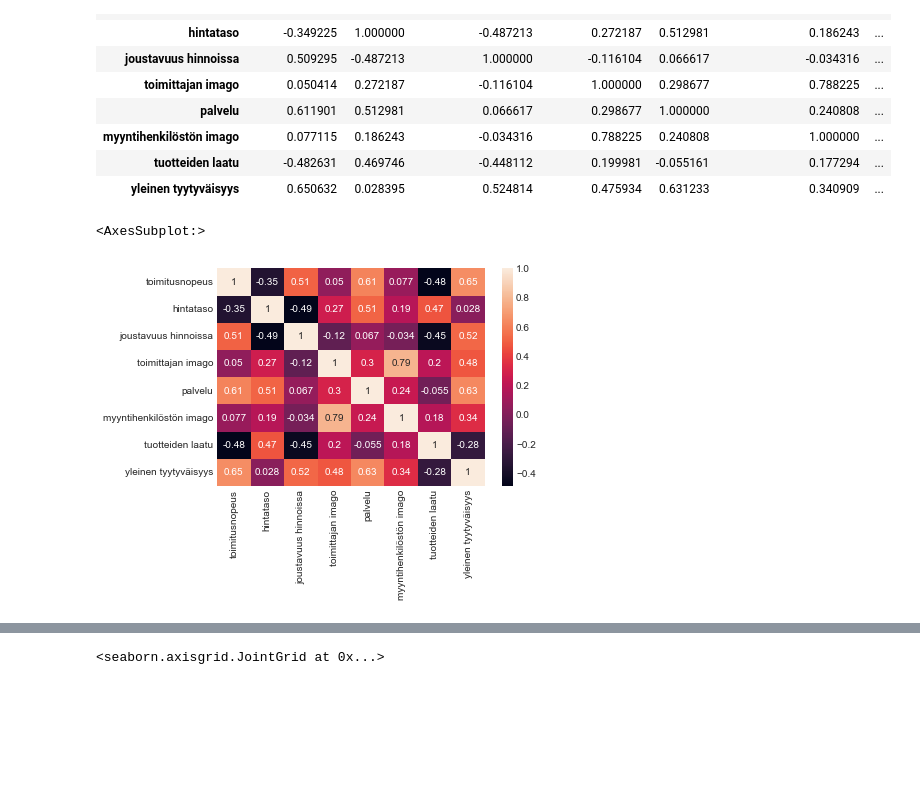
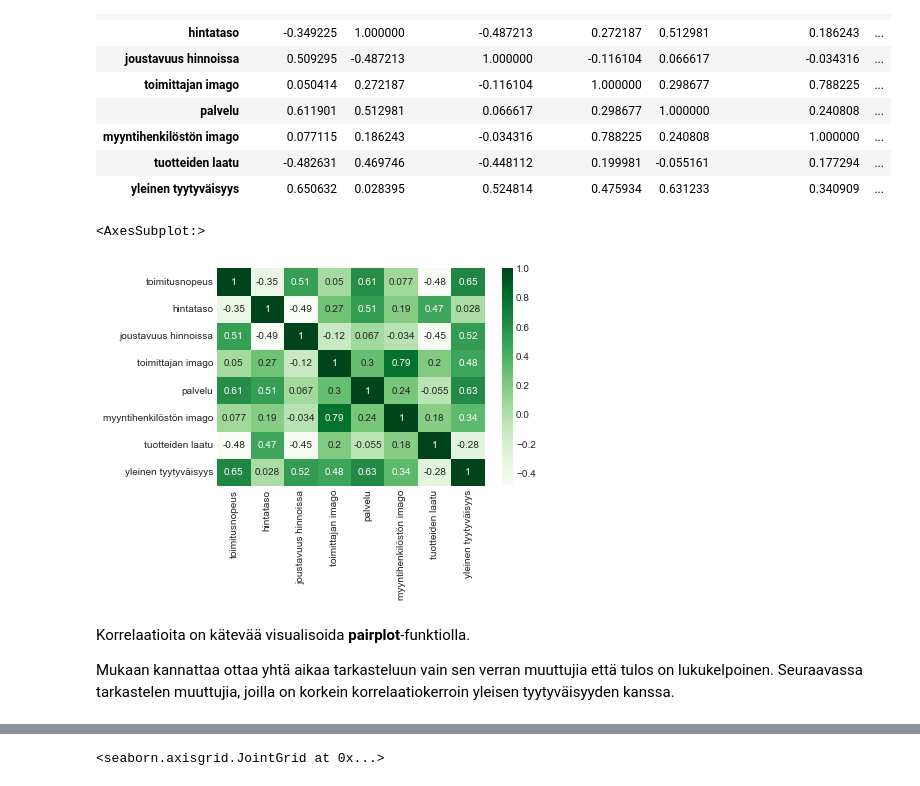
Before and after one commit to taanila/selittava, a Jupyter notebook: korrelaatio.ipynb, the cells around one changed output, grey strips where cells are left out. Saved outputs shown, nothing was run; the diff lists cells and outputs as text; code cells hidden in the pictures; blank space fills up the shorter version.

Commit message:
Korrelaatiokerroin ja hajontakaavio

```diff
--- a/korrelaatio.ipynb
+++ b/korrelaatio.ipynb
@@ -51,8 +54,12 @@ df.corr()
 # %%
 # Seaborn-kirjaston heatmap värittää korrelaatiokertoimia
 # annot = True näyttää värien lisäksi myös lukuarvot
-sns.heatmap(df.corr(), annot=True)
+sns.heatmap(df.corr(), annot=True, cmap='Greens')
 # %% [output]
 <AxesSubplot:>
-[figure, old version]
+[figure, new version]
+# %% [markdown]
+Korrelaatioita on kätevää visualisoida **pairplot**-funktiolla.
+
+Mukaan kannattaa ottaa yhtä aikaa tarkasteluun vain sen verran muuttujia että tulos on lukukelpoinen. Seuraavassa tarkastelen muuttujia, joilla on korkein korrelaatiokerroin yleisen tyytyväisyyden kanssa.
 # %%
```
Also changed, not shown: parts of 5 cells of this notebook.
